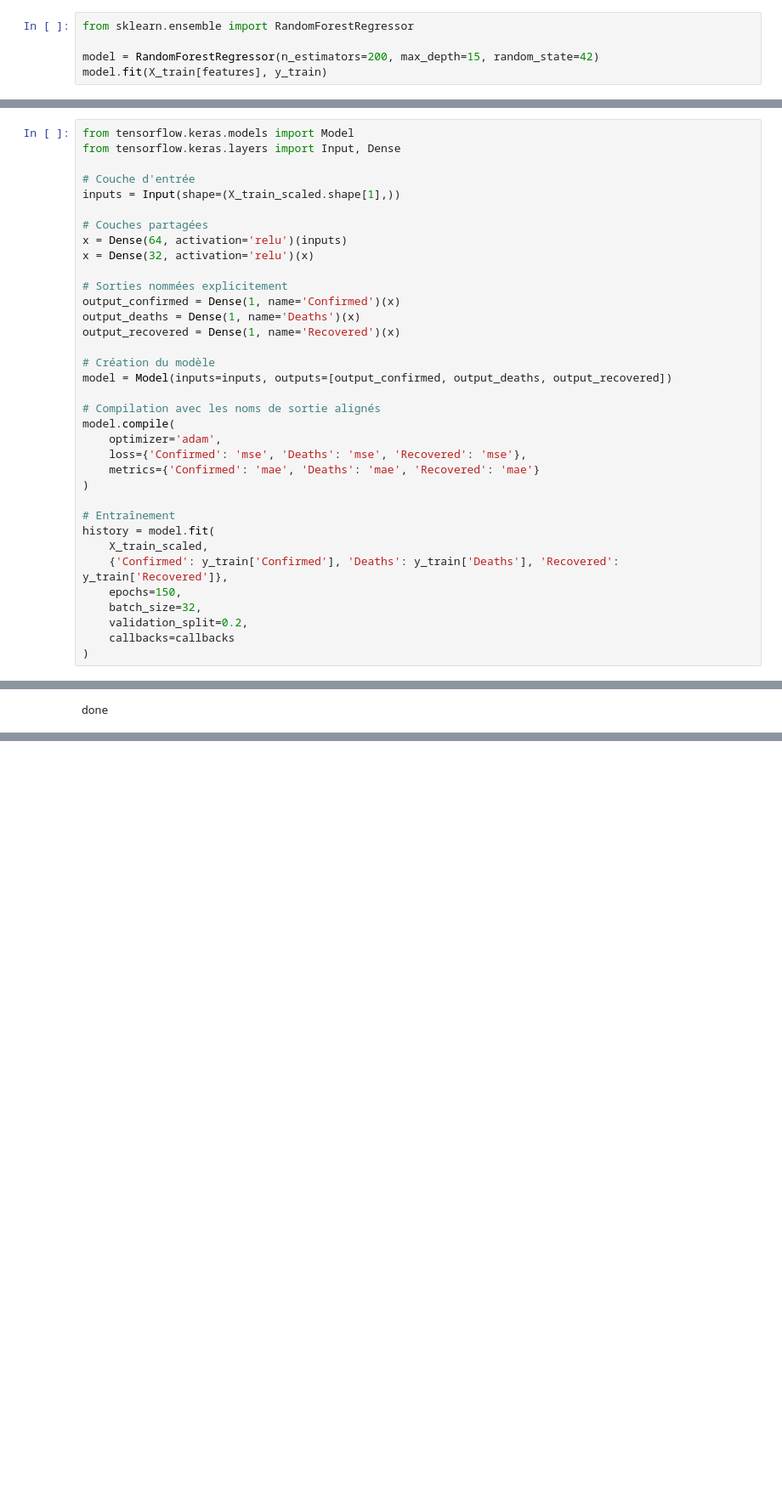
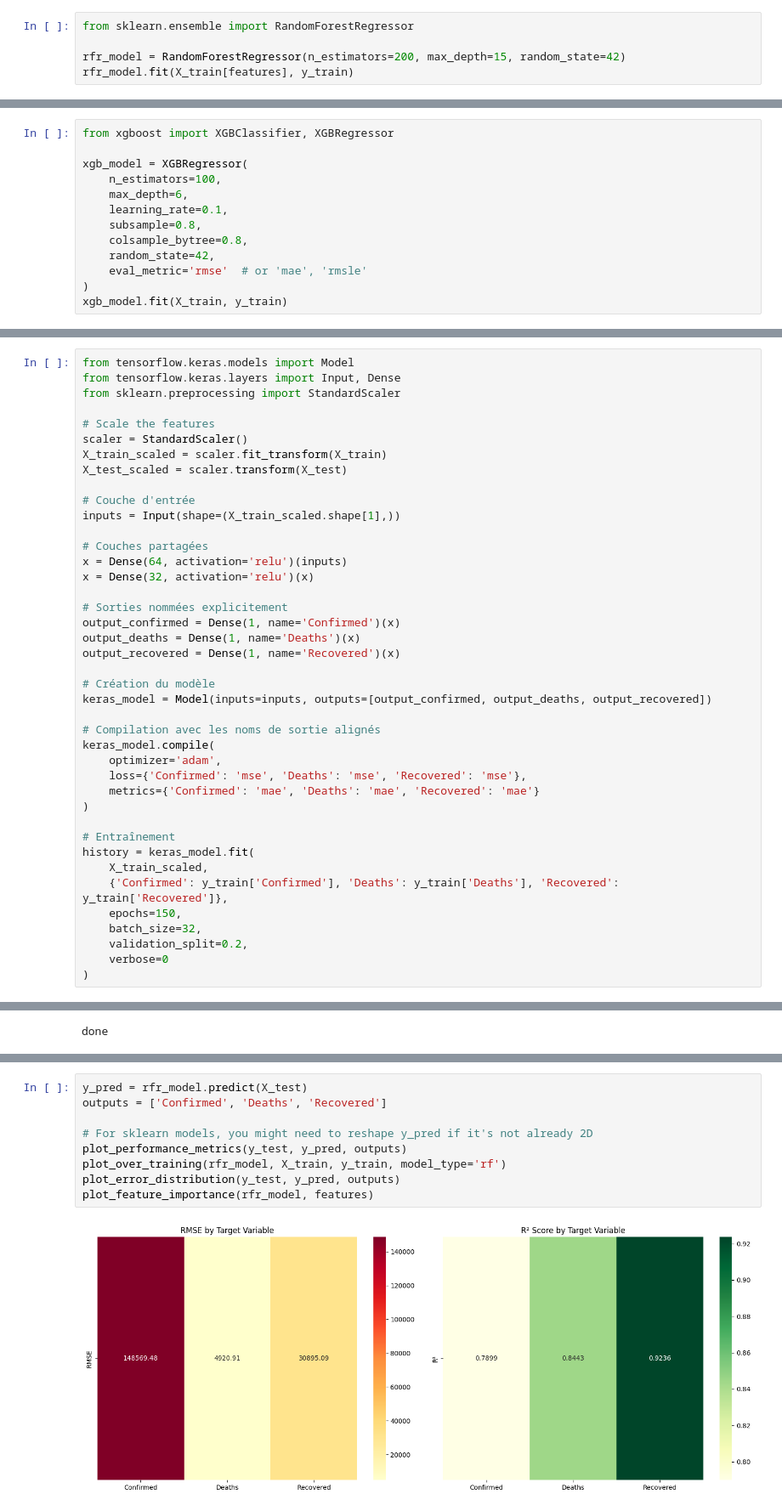
Before and after one commit to Boitapain/MSPR-2, a Jupyter notebook: app/notebook/Modeling.ipynb, the cells around one changed output, grey strips where cells are left out. Shown at 85% size. Saved outputs shown, nothing was run; the diff lists cells and outputs as text; blank space fills up the shorter version.

```diff
--- a/app/notebook/Modeling.ipynb
+++ b/app/notebook/Modeling.ipynb
@@ -182,7 +183,7 @@ Liste des modèles créé :
 # %%
 from sklearn.ensemble import RandomForestRegressor
 
-model = RandomForestRegressor(n_estimators=200, max_depth=15, random_state=42)
-model.fit(X_train[features], y_train)
+rfr_model = RandomForestRegressor(n_estimators=200, max_depth=15, random_state=42)
+rfr_model.fit(X_train[features], y_train)
 # %% [output]
 RandomForestRegressor(max_depth=15, n_estimators=200, random_state=42)
@@ -251,0 +190,13 @@ plt.show()
+# %%
+from xgboost import XGBClassifier, XGBRegressor
+
+xgb_model = XGBRegressor(
+    n_estimators=100,
+    max_depth=6,
+    learning_rate=0.1,
+    subsample=0.8,
+    colsample_bytree=0.8,
+    random_state=42,
+    eval_metric='rmse'  # or 'mae', 'rmsle'
+)
+xgb_model.fit(X_train, y_train)
@@ -252,6 +215,12 @@ plt.show()
 # %%
 from tensorflow.keras.models import Model
 from tensorflow.keras.layers import Input, Dense
+from sklearn.preprocessing import StandardScaler
+
+# Scale the features
+scaler = StandardScaler()
+X_train_scaled = scaler.fit_transform(X_train)
+X_test_scaled = scaler.transform(X_test)
 
 # Couche d'entrée
 inputs = Input(shape=(X_train_scaled.shape[1],))
@@ -266,21 +235,21 @@ output_deaths = Dense(1, name='Deaths')(x)
 output_recovered = Dense(1, name='Recovered')(x)
 
 # Création du modèle
-model = Model(inputs=inputs, outputs=[output_confirmed, output_deaths, output_recovered])
+keras_model = Model(inputs=inputs, outputs=[output_confirmed, output_deaths, output_recovered])
 
 # Compilation avec les noms de sortie alignés
-model.compile(
+keras_model.compile(
     optimizer='adam',
     loss={'Confirmed': 'mse', 'Deaths': 'mse', 'Recovered': 'mse'},
     metrics={'Confirmed': 'mae', 'Deaths': 'mae', 'Recovered': 'mae'}
 )
 
 # Entraînement
-history = model.fit(
+history = keras_model.fit(
     X_train_scaled,
     {'Confirmed': y_train['Confirmed'], 'Deaths': y_train['Deaths'], 'Recovered': y_train['Recovered']},
     epochs=150,
     batch_size=32,
     validation_split=0.2,
-    callbacks=callbacks
+    verbose=0
 )
@@ -311,0 +558,11 @@ done
+# %%
+y_pred = rfr_model.predict(X_test)
+outputs = ['Confirmed', 'Deaths', 'Recovered']
+
+# For sklearn models, you might need to reshape y_pred if it's not already 2D
+plot_performance_metrics(y_test, y_pred, outputs)
+plot_over_training(rfr_model, X_train, y_train, model_type='rf')
+plot_error_distribution(y_test, y_pred, outputs)
+plot_feature_importance(rfr_model, features)
+# %% [output]
+[figure, added]
```
Also changed, not shown: parts of 10 cells of this notebook, 1 other file.
